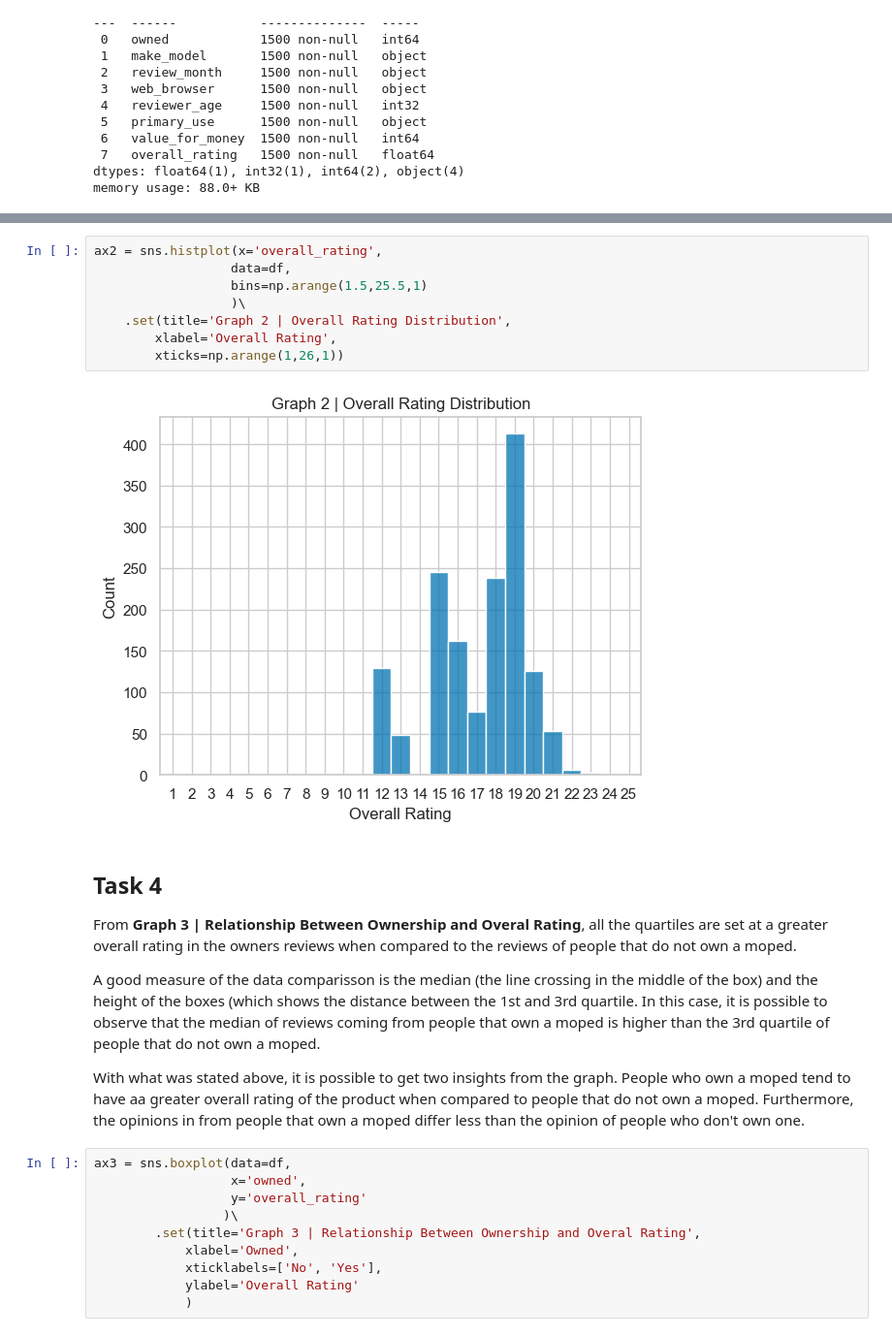
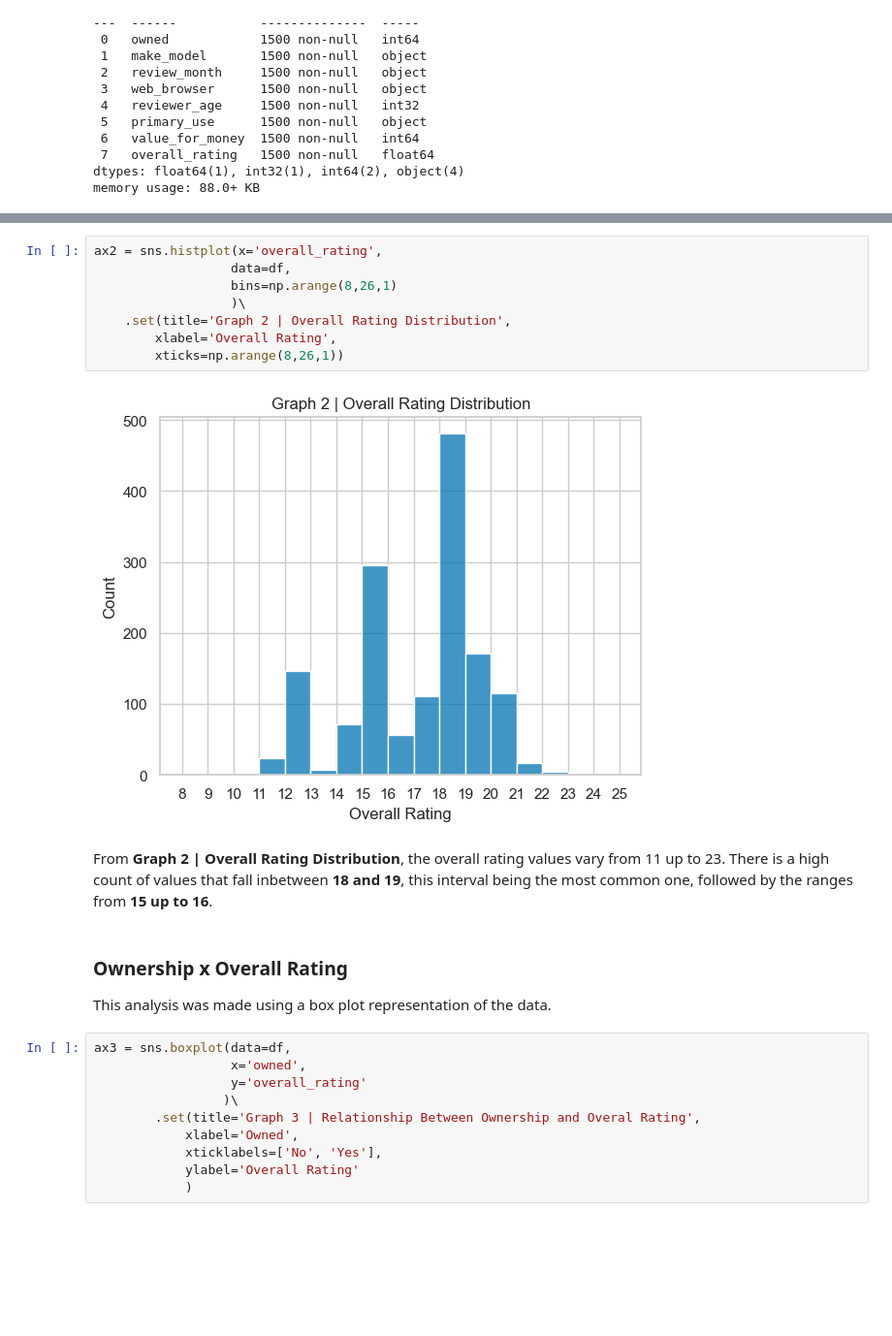
Before and after one commit to gupaulasan/portfolio, a Jupyter notebook: Electric Bikes Reviews/electric_motorcycles.ipynb, the cells around one changed output, grey strips where cells are left out. Shown: that part at 97% size. Saved outputs shown, nothing was run; the diff lists cells and outputs as text; blank space fills up the shorter version.

```diff
--- a/Electric Bikes Reviews/electric_motorcycles.ipynb
+++ b/Electric Bikes Reviews/electric_motorcycles.ipynb
@@ -289,20 +307,20 @@ From **Graph 2 | Overall Rating Distribution**, the overall rating values vary f
 # %%
 ax2 = sns.histplot(x='overall_rating',
                   data=df,
-                  bins=np.arange(1.5,25.5,1)
+                  bins=np.arange(8,26,1)
                   )\
     .set(title='Graph 2 | Overall Rating Distribution',
         xlabel='Overall Rating',
-        xticks=np.arange(1,26,1))
+        xticks=np.arange(8,26,1))
 # %% [output]
-[figure, old version]
+[figure, new version]
+# %% [markdown]
+From **Graph 2 | Overall Rating Distribution**, the overall rating values vary from 11 up to 23. There is a high count of values that fall inbetween **18 and 19**, this interval being the most common one, followed by the ranges from **15 up to 16**.
 # %% [markdown]
-## Task 4
-From **Graph 3 | Relationship Between Ownership and Overal Rating**, all the quartiles are set at a greater overall rating in the owners reviews when compared to the reviews of people that do not own a moped.
+<a id='graph-3'></a>
+### Ownership x Overall Rating
 
-A good measure of the data comparisson is the median (the line crossing in the middle of the box) and the height of the boxes (which shows the distance between the 1st and 3rd quartile. In this case, it is possible to observe that the median of reviews coming from people that own a moped is higher than the 3rd quartile of people that do not own a moped.
-
-With what was stated above, it is possible to get two insights from the graph. People who own a moped tend to have aa greater overall rating of the product when compared to people that do not own a moped. Furthermore, the opinions in from people that own a moped differ less than the opinion of people who don't own one.
+This analysis was made using a box plot representation of the data.
 # %%
 ax3 = sns.boxplot(data=df,
                   x='owned',
```
Also changed, not shown: parts of 21 cells of this notebook.
